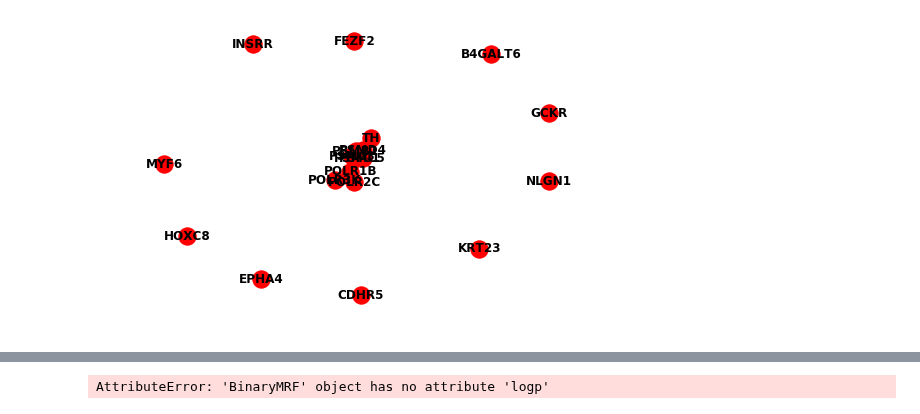
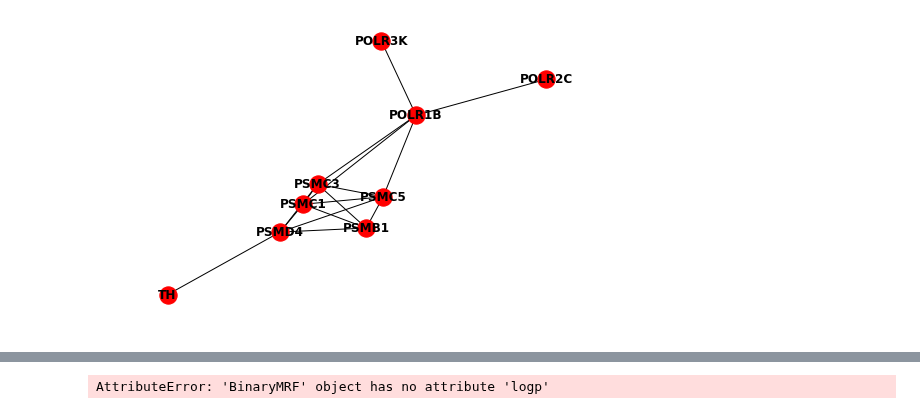
Before and after one commit to cbg-ethz/shm, a Jupyter notebook: analysis/04-custom_distributions.ipynb, the cells around one changed output, grey strips where cells are left out. Drawn from its saved outputs; the diff is of its cells as text; code cells hidden in the pictures.

```diff
--- a/analysis/04-custom_distributions.ipynb
+++ b/analysis/04-custom_distributions.ipynb
@@ -14,10 +14,13 @@ from pymc3.theanof import floatX
 import theano.tensor as tt
 # %%
 data = pd.read_csv("../data_raw/gene_summary.tsv", sep="\t")
+# %%
+G = networkx.read_edgelist(
+    "../data_raw/mouse_gene_network.tsv",
+    delimiter="\t", data=(('weight',float),), nodetype=str)
 # %%
 filter_genes = list(data.id.values[:4]) + \
-            ["POLR2C", "POLR1B", "PSMC1", "PSMD4", "TH"] + \
-            list(data.id.values[40:50])
+            ["POLR2C", "POLR1B", "PSMC1", "PSMD4", "TH"]
 # %%
 filter_data = data[data.id.isin(filter_genes)]
 # %%
@@ -43,12 +39,9 @@ filter_data
 # %%
-G = frame.subgraph(np.sort(filter_genes))
-adj = nx.to_numpy_matrix(G,
-                         nodelist=np.sort(G.nodes()),
-                         weight='weight')
+G = G.subgraph(np.sort(filter_genes))
+adj = networkx.to_numpy_matrix(G, nodelist=np.sort(G.nodes()), weight='weight')
 # %%
 nodes = np.sort(G.nodes());
-g = nx.from_numpy_array(adj);
-nx.draw(g, font_weight='bold',
-        labels={n: nodes[n] for n in g.nodes()});
+g = networkx.from_numpy_array(adj);
+networkx.draw(g, font_weight='bold', labels={n: nodes[n] for n in g.nodes()});
 # %% [output]
-[figure, old version]
+[figure, new version]
```
Also changed, not shown: parts of 18 cells of this notebook, 4 other files.
